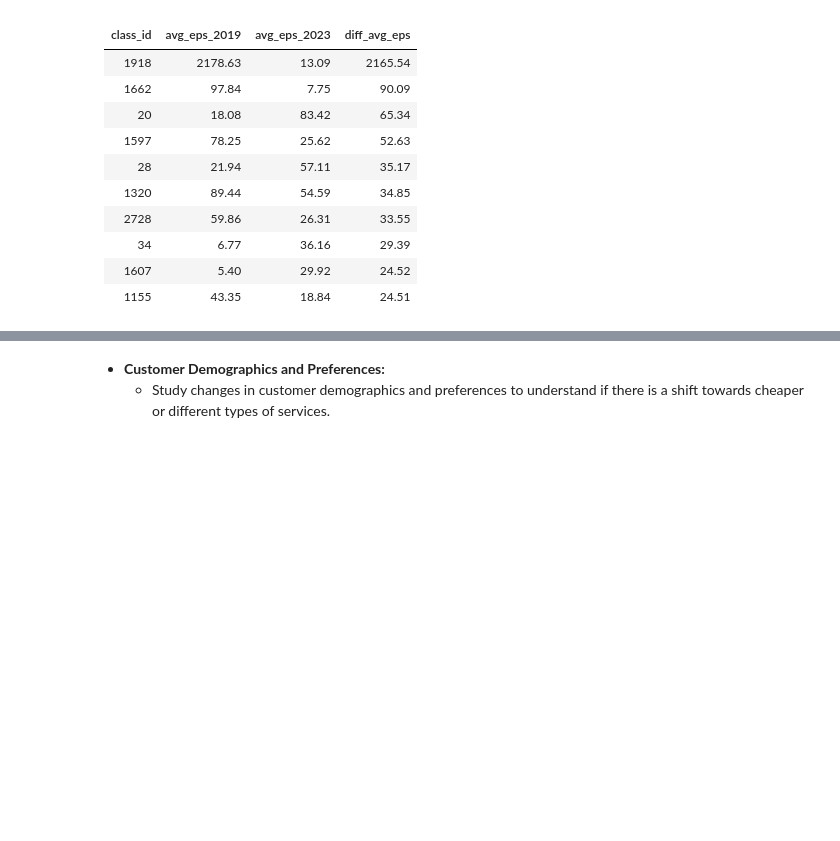
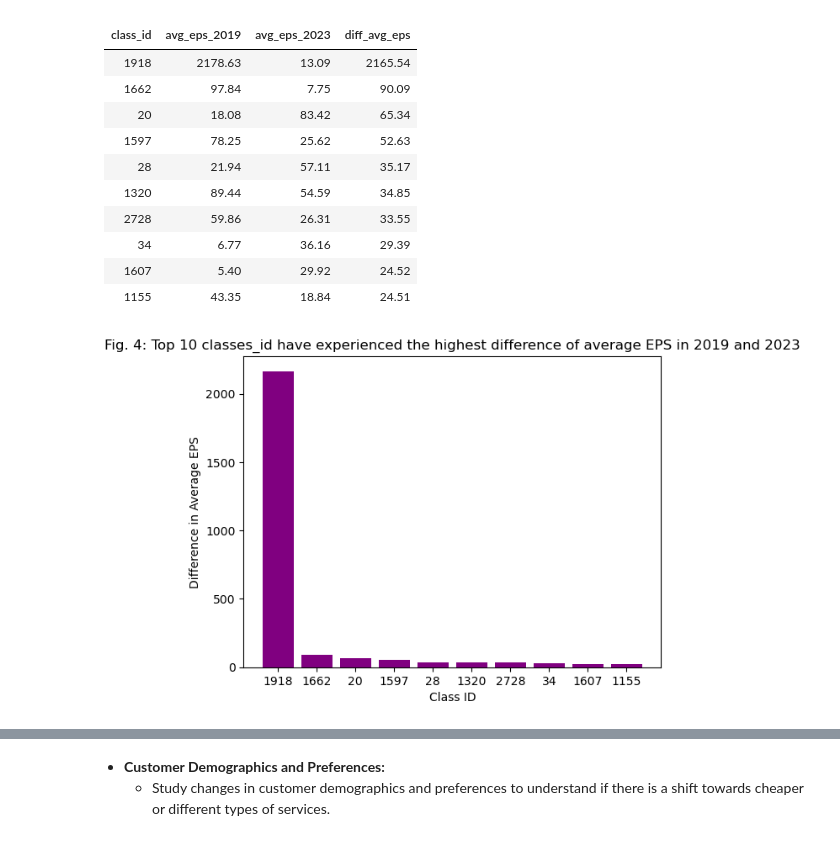
Before and after one commit to AdnanAbed/Python_Projects, a Jupyter notebook: 12Go Case Study/12Go Case Study.ipynb, the cells around one changed output, grey strips where cells are left out. Saved outputs shown, nothing was run; the diff lists cells and outputs as text; code cells hidden in the pictures; blank space fills up the shorter version.

```diff
--- a/12Go Case Study/12Go Case Study.ipynb
+++ b/12Go Case Study/12Go Case Study.ipynb
@@ -245,3 +316,25 @@ LIMIT 10;
 | 34       | 6.77         | 36.16        | 29.39        |
 | 1607     | 5.40         | 29.92        | 24.52        |
 | 1155     | 43.35        | 18.84        | 24.51        |
+# %%
+import matplotlib.pyplot as plt
+
+# Data
+class_id = ['1918', '1662', '20', '1597', '28', '1320', '2728', '34', '1607', '1155']
+diff_avg_eps = [2165.54, 90.09, 65.34, 52.63, 35.17, 34.85, 33.55, 29.39, 24.52, 24.51]
+
+# Create a figure and axis
+fig, ax = plt.subplots()
+
+# Plot data
+ax.bar(class_id, diff_avg_eps, color='purple')
+
+# Set the title and labels
+ax.set_title('Fig. 4: Top 10 classes_id have experienced the highest difference of average EPS in 2019 and 2023')
+ax.set_xlabel('Class ID')
+ax.set_ylabel('Difference in Average EPS')
+
+# Display the plot
+plt.show()
+# %% [output]
+[figure, added]
```
Also changed, not shown: parts of 67 cells of this notebook.
